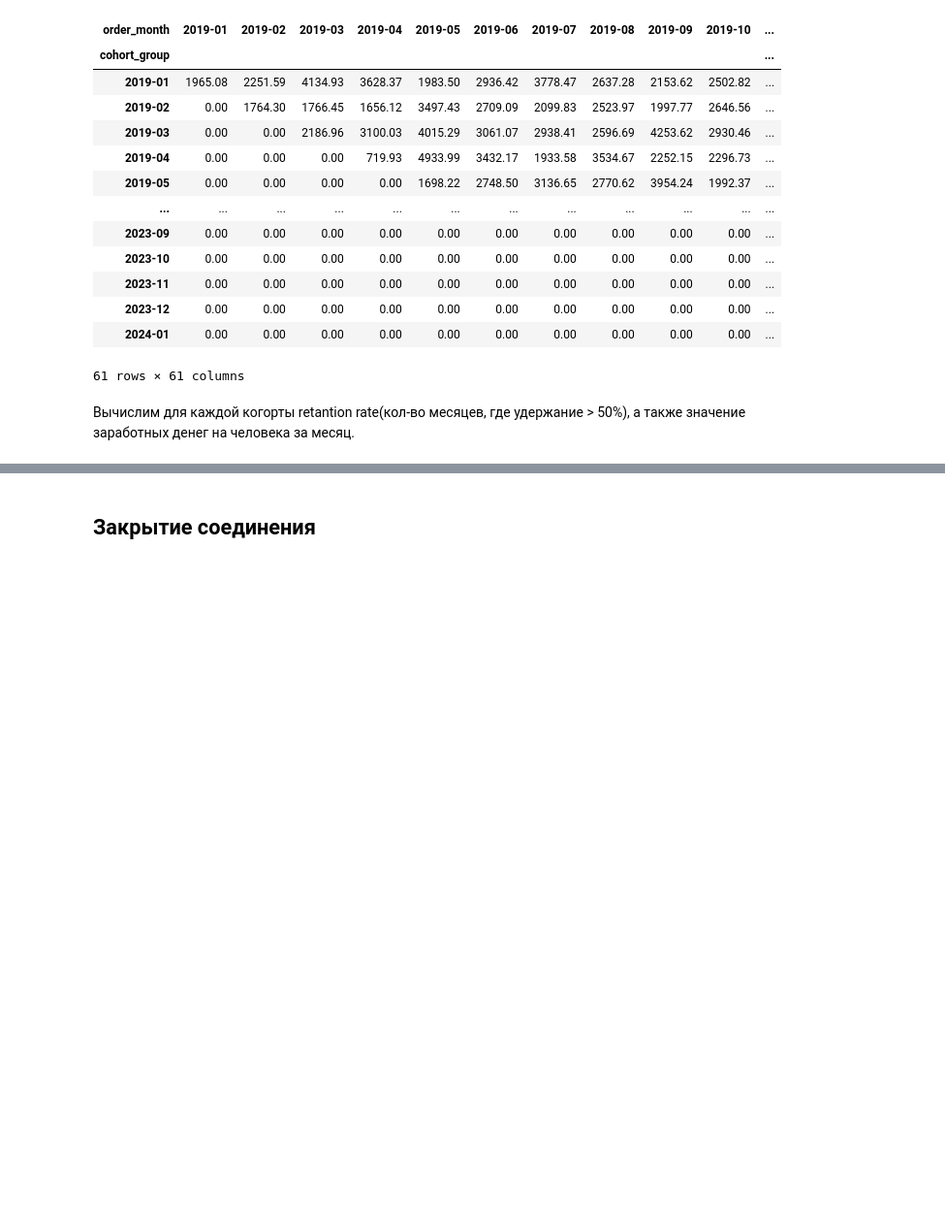
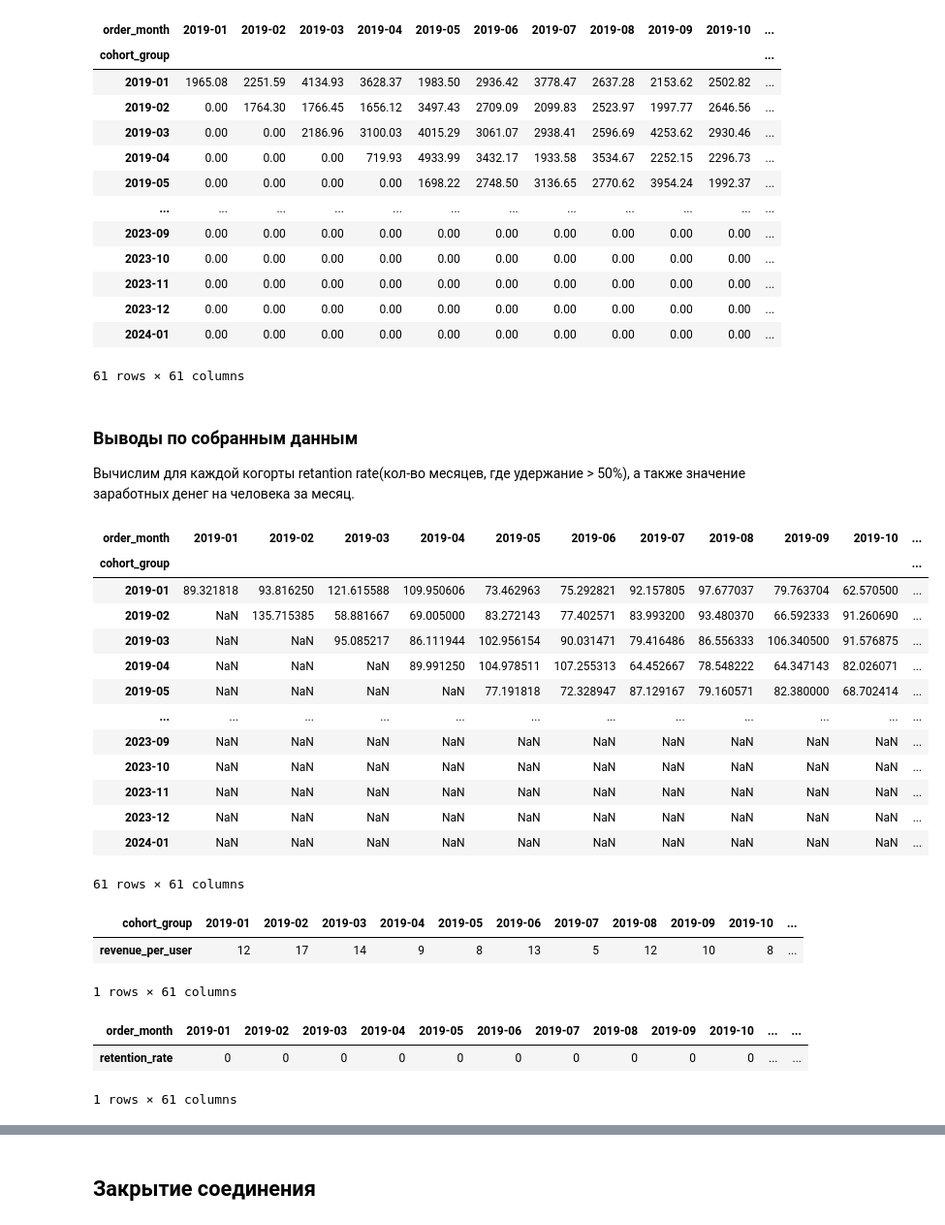
Before and after one commit to Felvr/theLook, a Jupyter notebook: part2.ipynb, the cells around one changed output, grey strips where cells are left out. Shown at 97% size. Cells and saved outputs as stored; diff of their text form; code cells hidden in the pictures; blank space fills up the shorter version.

```diff
--- a/part2.ipynb
+++ b/part2.ipynb
@@ -105,7 +106,8 @@ memory usage: 11.4+ MB
 Присваиваем каждому пользователю группу какгорты в зависимости от месяца регестрации.
 # %%
 df['cohort_group'] = df['created_at'].dt.strftime('%Y-%m')
-df.groupby('cohort_group').agg({'id':'count','email':'nunique'}).reset_index().rename(columns={'id': 'user_count'})
+df_cohort_count = df.groupby('cohort_group').agg({'id':'count','email':'nunique'}).reset_index().rename(columns={'id': 'user_count'})
+df_cohort_count
 # %% [output]
 |  | cohort_group | user_count | email |
 | 0 | 2019-01 | 1591 | 1587 |
@@ -195,4 +198,41 @@ display(total_sum)
 | 2024-01 | 0.00 | 0.00 | 0.00 | 0.00 | 0.00 | 0.00 | 0.00 | 0.00 | 0.00 | 0.00 | ... |
 61 rows × 61 columns
 # %% [markdown]
+### Выводы по собранным данным
+
 Вычислим для каждой когорты retantion rate(кол-во месяцев, где удержание > 50%), а также значение заработных денег на человека за месяц.
+# %%
+arr = active_users.keys()
+retention_rate = pd.DataFrame(index=['retention_rate'], columns=arr, data=0)
+revenue_per_user = total_sum.copy()
+revenue_per_user = revenue_per_user.div(active_users)
+display(revenue_per_user)
+revenue_per_user = (revenue_per_user > 100).sum(axis=1).to_frame(name='revenue_per_user').T
+display(revenue_per_user)
+for i in arr:
+    for j in arr:
+        rate = active_users[j][i] / df_cohort_count[df_cohort_count['cohort_group'] == i]['user_count'].values[0]
+        if rate > 0.1:
+            retention_rate.iloc[0][i] += 1
+display(retention_rate)
+# %% [output]
+| order_month | 2019-01 | 2019-02 | 2019-03 | 2019-04 | 2019-05 | 2019-06 | 2019-07 | 2019-08 | 2019-09 | 2019-10 | ... |
+| cohort_group |  |  |  |  |  |  |  |  |  |  | ... |
+| 2019-01 | 89.321818 | 93.816250 | 121.615588 | 109.950606 | 73.462963 | 75.292821 | 92.157805 | 97.677037 | 79.763704 | 62.570500 | ... |
+| 2019-02 | NaN | 135.715385 | 58.881667 | 69.005000 | 83.272143 | 77.402571 | 83.993200 | 93.480370 | 66.592333 | 91.260690 | ... |
+| 2019-03 | NaN | NaN | 95.085217 | 86.111944 | 102.956154 | 90.031471 | 79.416486 | 86.556333 | 106.340500 | 91.576875 | ... |
+| 2019-04 | NaN | NaN | NaN | 89.991250 | 104.978511 | 107.255313 | 64.452667 | 78.548222 | 64.347143 | 82.026071 | ... |
+| 2019-05 | NaN | NaN | NaN | NaN | 77.191818 | 72.328947 | 87.129167 | 79.160571 | 82.380000 | 68.702414 | ... |
+| ... | ... | ... | ... | ... | ... | ... | ... | ... | ... | ... | ... |
+| 2023-09 | NaN | NaN | NaN | NaN | NaN | NaN | NaN | NaN | NaN | NaN | ... |
+| 2023-10 | NaN | NaN | NaN | NaN | NaN | NaN | NaN | NaN | NaN | NaN | ... |
+| 2023-11 | NaN | NaN | NaN | NaN | NaN | NaN | NaN | NaN | NaN | NaN | ... |
+| 2023-12 | NaN | NaN | NaN | NaN | NaN | NaN | NaN | NaN | NaN | NaN | ... |
+| 2024-01 | NaN | NaN | NaN | NaN | NaN | NaN | NaN | NaN | NaN | NaN | ... |
+61 rows × 61 columns
+| cohort_group | 2019-01 | 2019-02 | 2019-03 | 2019-04 | 2019-05 | 2019-06 | 2019-07 | 2019-08 | 2019-09 | 2019-10 | ... |
+| revenue_per_user | 12 | 17 | 14 | 9 | 8 | 13 | 5 | 12 | 10 | 8 | ... |
+1 rows × 61 columns
+| order_month | 2019-01 | 2019-02 | 2019-03 | 2019-04 | 2019-05 | 2019-06 | 2019-07 | 2019-08 | 2019-09 | 2019-10 | ... | ... |
+| retention_rate | 0 | 0 | 0 | 0 | 0 | 0 | 0 | 0 | 0 | 0 | ... | ... |
+1 rows × 61 columns
```
Also changed, not shown: parts of 11 cells of this notebook.
